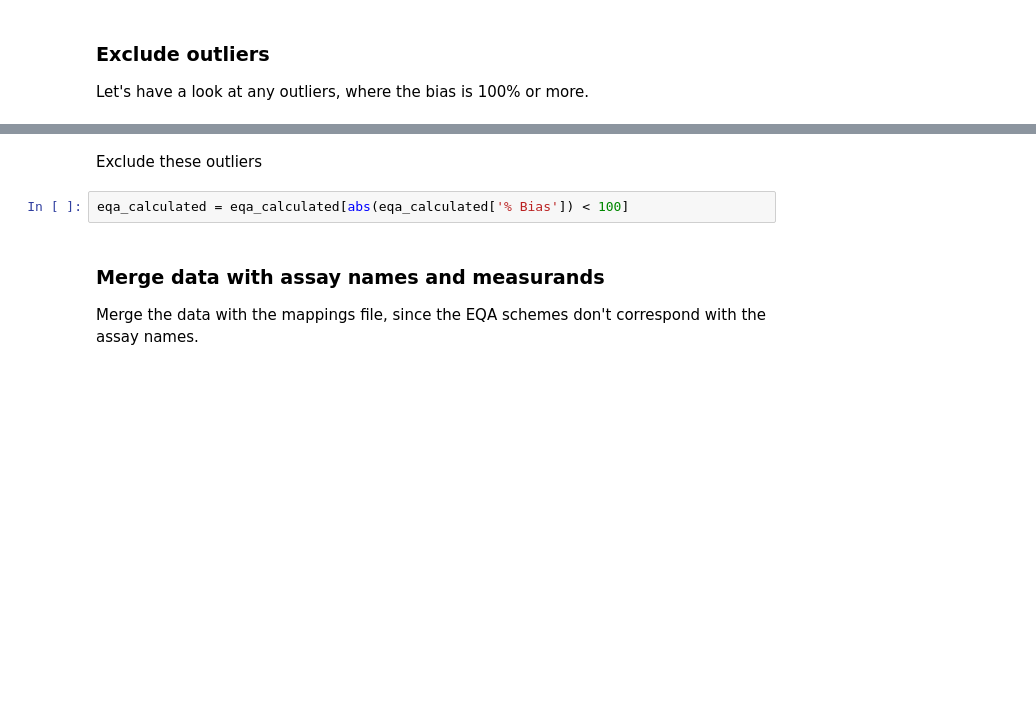
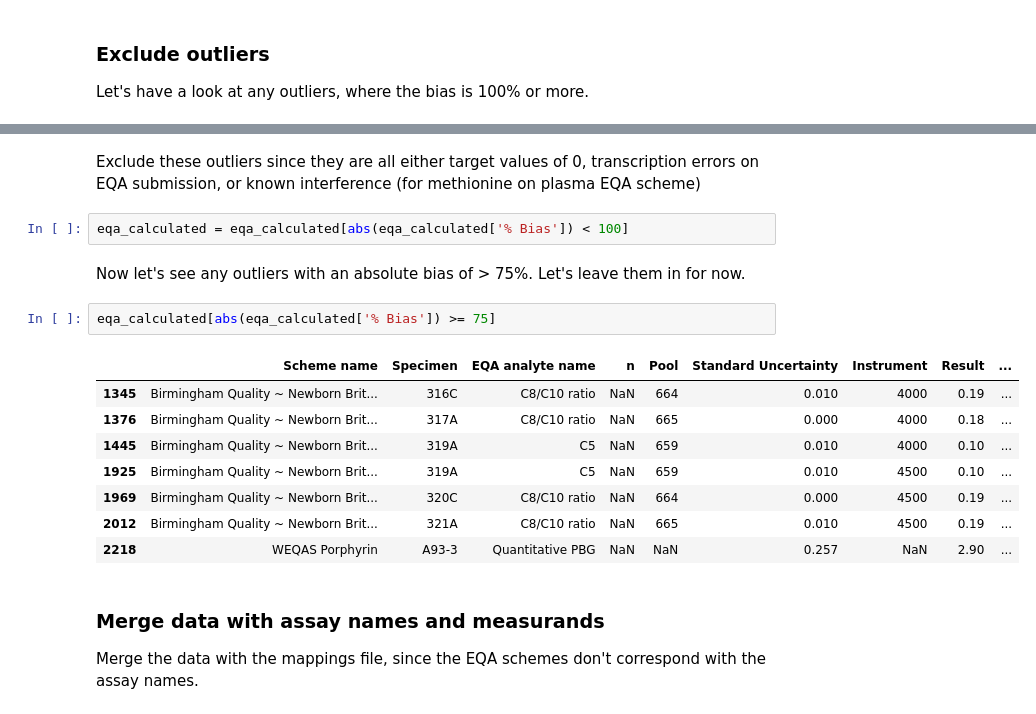
Before and after one commit to nf260/measurement_uncertainty, a Jupyter notebook: measurement_uncertainty.ipynb, the cells around one changed output, grey strips where cells are left out. Drawn from its saved outputs; the diff is of its cells as text; blank space fills up the shorter version.

```diff
--- a/measurement_uncertainty.ipynb
+++ b/measurement_uncertainty.ipynb
@@ -169,7 +259,20 @@ eqa_calculated[abs(eqa_calculated['% Bias']) >= 100]
-# %% [markdown]
-Exclude these outliers
+# %% [markdown]
+Exclude these outliers since they are all either target values of 0, transcription errors on EQA submission, or known interference (for methionine on plasma EQA scheme)
 # %%
 eqa_calculated = eqa_calculated[abs(eqa_calculated['% Bias']) < 100]
+# %% [markdown]
+Now let's see any outliers with an absolute bias of > 75%. Let's leave them in for now.
+# %%
+eqa_calculated[abs(eqa_calculated['% Bias']) >= 75]
+# %% [output]
+|  | Scheme name | Specimen | EQA analyte name | n | Pool | Standard Uncertainty | Instrument | Result | ... |
+| 1345 | Birmingham Quality ~ Newborn Brit... | 316C | C8/C10 ratio | NaN | 664 | 0.010 | 4000 | 0.19 | ... |
+| 1376 | Birmingham Quality ~ Newborn Brit... | 317A | C8/C10 ratio | NaN | 665 | 0.000 | 4000 | 0.18 | ... |
+| 1445 | Birmingham Quality ~ Newborn Brit... | 319A | C5 | NaN | 659 | 0.010 | 4000 | 0.10 | ... |
+| 1925 | Birmingham Quality ~ Newborn Brit... | 319A | C5 | NaN | 659 | 0.010 | 4500 | 0.10 | ... |
+| 1969 | Birmingham Quality ~ Newborn Brit... | 320C | C8/C10 ratio | NaN | 664 | 0.000 | 4500 | 0.19 | ... |
+| 2012 | Birmingham Quality ~ Newborn Brit... | 321A | C8/C10 ratio | NaN | 665 | 0.010 | 4500 | 0.19 | ... |
+| 2218 | WEQAS Porphyrin | A93-3 | Quantitative PBG | NaN | NaN | 0.257 | NaN | 2.90 | ... |
 # %% [markdown]
 ### Merge data with assay names and measurands
 
```
Also changed, not shown: parts of 27 cells of this notebook, 1 other file.
